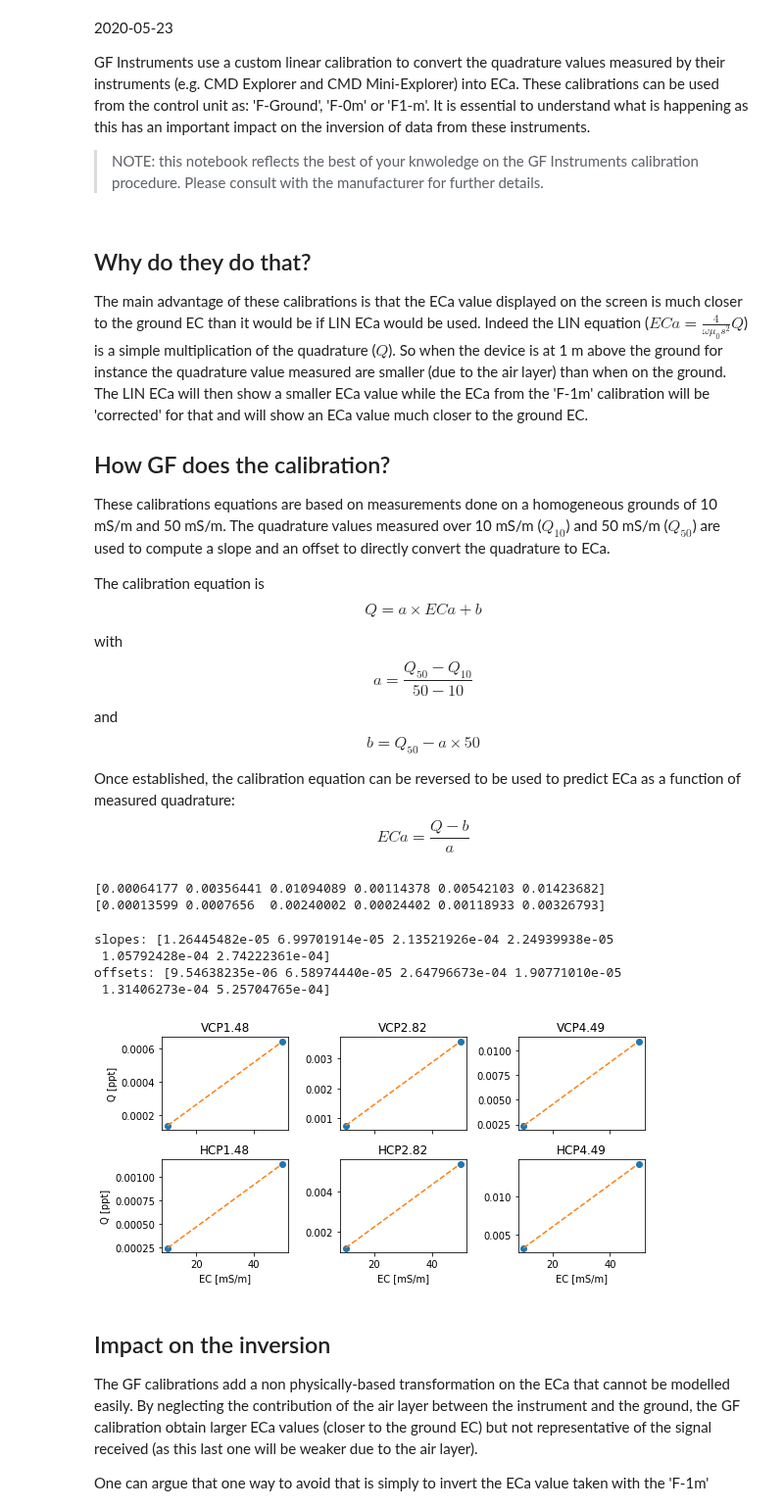
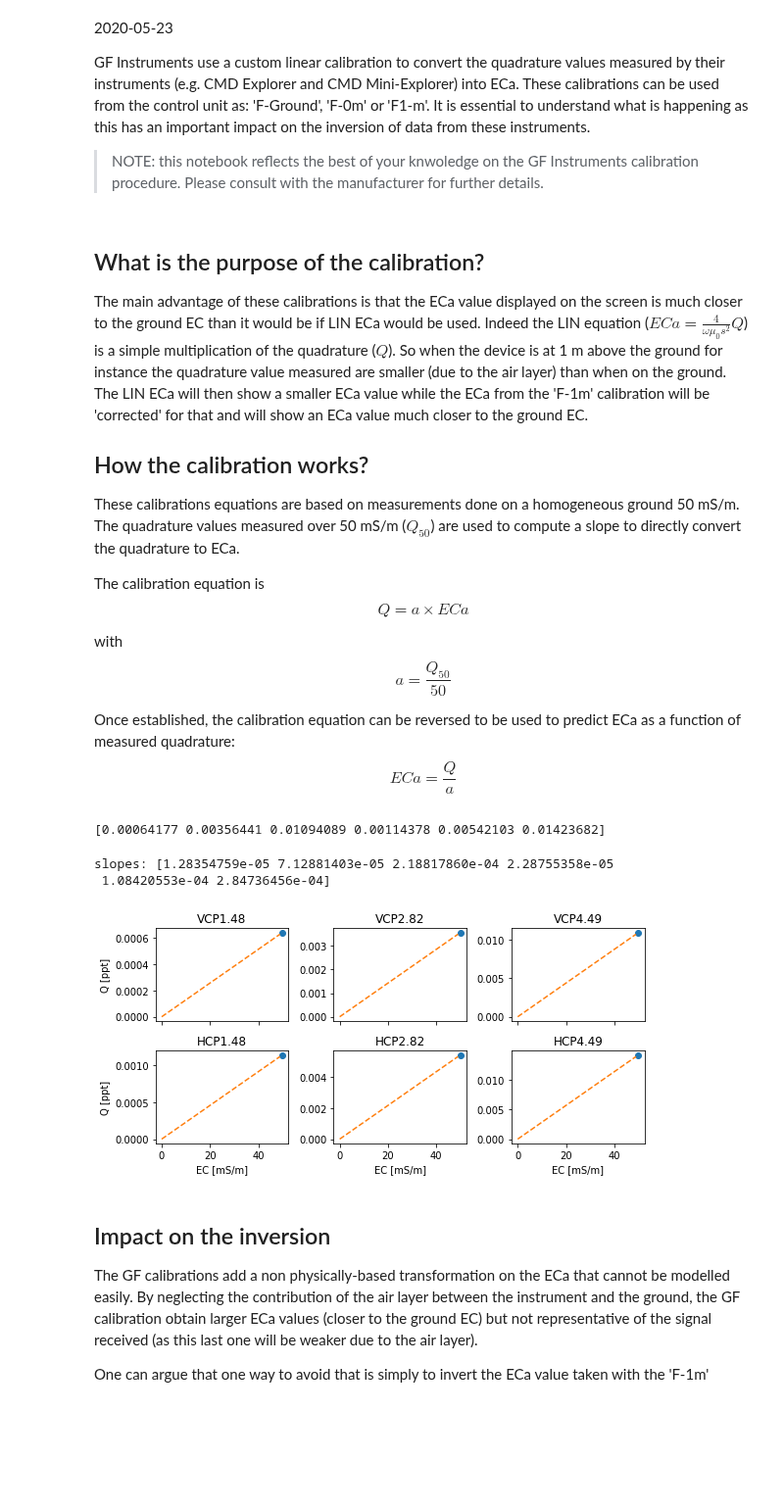
Before and after one commit to hkexgroup/emagpy, a Jupyter notebook: jupyter-notebook/gf-correction.ipynb, the cells around one changed output. Shown at 98% size. Cells and saved outputs as stored; diff of their text form; code cells hidden in the pictures; blank space fills up the shorter version.

```diff
--- a/jupyter-notebook/gf-correction.ipynb
+++ b/jupyter-notebook/gf-correction.ipynb
@@ -16,22 +16,20 @@ from emagpy import Problem
 import numpy as np
 import matplotlib.pyplot as plt
 # %% [markdown]
-## Why do they do that?
+## What is the purpose of the calibration?
 The main advantage of these calibrations is that the ECa value displayed on the screen is much closer to the ground EC than it would be if LIN ECa would be used. Indeed the LIN equation ($ECa = \frac{4}{\omega \mu_0 s^2}Q$) is a simple multiplication of the quadrature ($Q$). So when the device is at 1 m above the ground for instance the quadrature value measured are smaller (due to the air layer) than when on the ground. The LIN ECa will then show a smaller ECa value while the ECa from the 'F-1m' calibration will be 'corrected' for that and will show an ECa value much closer to the ground EC.
 
-## How GF does the calibration?
-These calibrations equations are based on measurements done on a homogeneous grounds of 10 mS/m and 50 mS/m. The quadrature values measured over 10 mS/m ($Q_{10}$) and 50 mS/m ($Q_{50}$) are used to compute a slope and an offset to directly convert the quadrature to ECa.
+## How the calibration works?
+These calibrations equations are based on measurements done on a homogeneous ground 50 mS/m. The quadrature values measured over 50 mS/m ($Q_{50}$) are used to compute a slope to directly convert the quadrature to ECa.
 
 The calibration equation is
-$$Q = a \times ECa + b$$
+$$Q = a \times ECa$$
 
 with
-$$ a = \frac{Q_{50} - Q_{10}}{50 - 10}$$
-and
-$$ b = Q_{50} - a \times 50$$
+$$ a = \frac{Q_{50}}{50}$$
 
 Once established, the calibration equation can be reversed to be used to predict ECa as a function of measured quadrature:
-$$ ECa = \frac{Q - b}{a}$$
+$$ ECa = \frac{Q}{a}$$
 # %%
 # synthetic simulation of GF calibration for the CMD Explorer F-1m calibration
 cpos = ['vcp','vcp','vcp','hcp','hcp','hcp'] # coil orientation
@@ -40,36 +38,29 @@ hx = [1, 1, 1, 1, 1, 1] # height above the ground [m]
 freq = 10000 # Hz
 depths = np.array([5])
 Q50 = np.imag(getQs(np.ones(2)*50, depths, cspacing, cpos, freq, hx=hx))
-Q10 = np.imag(getQs(np.ones(2)*10, depths, cspacing, cpos, freq, hx=hx))
 print(Q50)
-print(Q10)
 # %% [output]
 [0.00064177 0.00356441 0.01094089 0.00114378 0.00542103 0.01423682]
-[0.00013599 0.0007656  0.00240002 0.00024402 0.00118933 0.00326793]
 # %%
-slope = (Q50 - Q10)/(50 - 10)
-offset = (Q50 - slope*50)
+slope = Q50/50
 print('slopes:', slope)
-print('offsets:', offset)
 
 fig, axs = plt.subplots(2, 3, sharex=True, figsize=(8,4))
 axs = axs.flatten()
 for i in range(len(cpos)):
     ax = axs[i]
     ax.set_title('{:s}{:.2f}'.format(cpos[i].upper(), cspacing[i]))
-    ax.plot([10, 50], [Q10[i], Q50[i]], 'o')
-    ax.plot(np.arange(10, 50), slope[i] * np.arange(10, 50) + offset[i], '--')
+    ax.plot(50, Q50[i], 'o')
+    ax.plot(np.arange(50), slope[i] * np.arange(50), '--')
     if i > 2:
         ax.set_xlabel('EC [mS/m]')
     if i % 3 == 0:
         ax.set_ylabel('Q [ppt]')
 fig.tight_layout()
 # %% [output]
-slopes: [1.26445482e-05 6.99701914e-05 2.13521926e-04 2.24939938e-05
- 1.05792428e-04 2.74222361e-04]
-offsets: [9.54638235e-06 6.58974440e-05 2.64796673e-04 1.90771010e-05
- 1.31406273e-04 5.25704765e-04]
+slopes: [1.28354759e-05 7.12881403e-05 2.18817860e-04 2.28755358e-05
+ 1.08420553e-04 2.84736456e-04]
-[figure, old version]
+[figure, new version]
 # %% [markdown]
 ## Impact on the inversion
 The GF calibrations add a non physically-based transformation on the ECa that cannot be modelled easily. By neglecting the contribution of the air layer between the instrument and the ground, the GF calibration obtain larger ECa values (closer to the ground EC) but not representative of the signal received (as this last one will be weaker due to the air layer).
```
Also changed, not shown: parts of 1 cell of this notebook, 1 other file.
